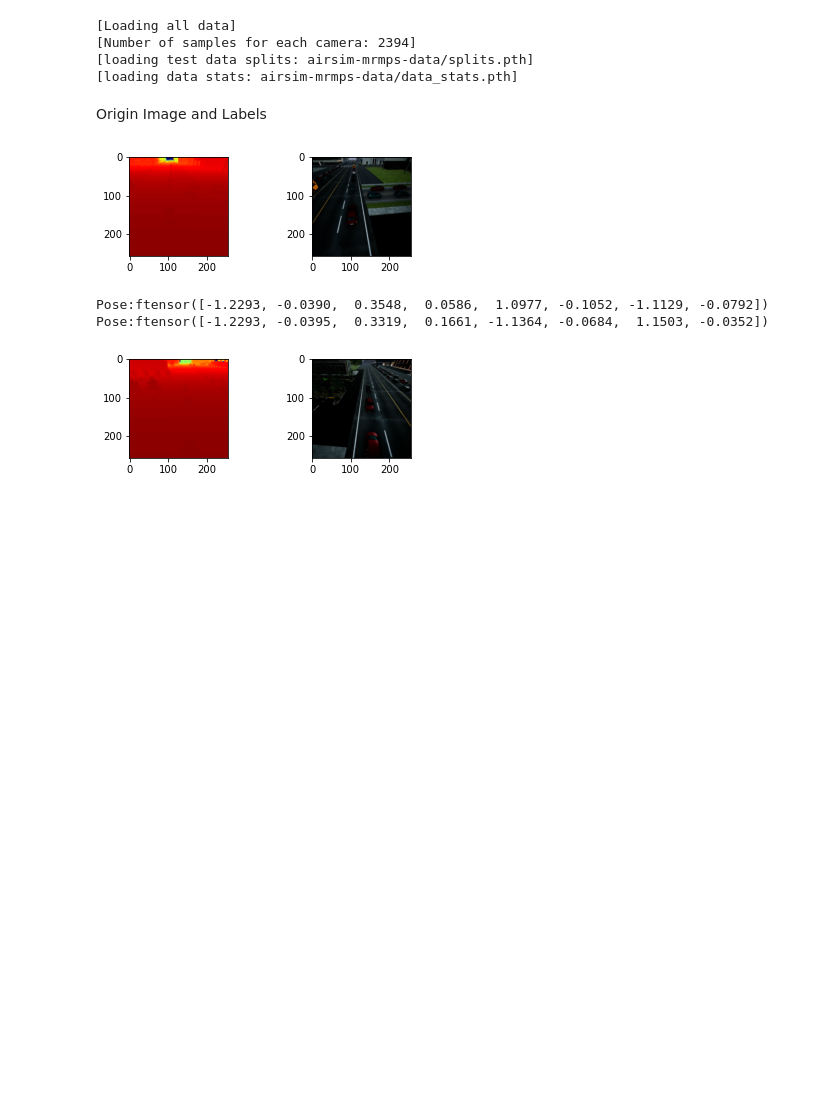
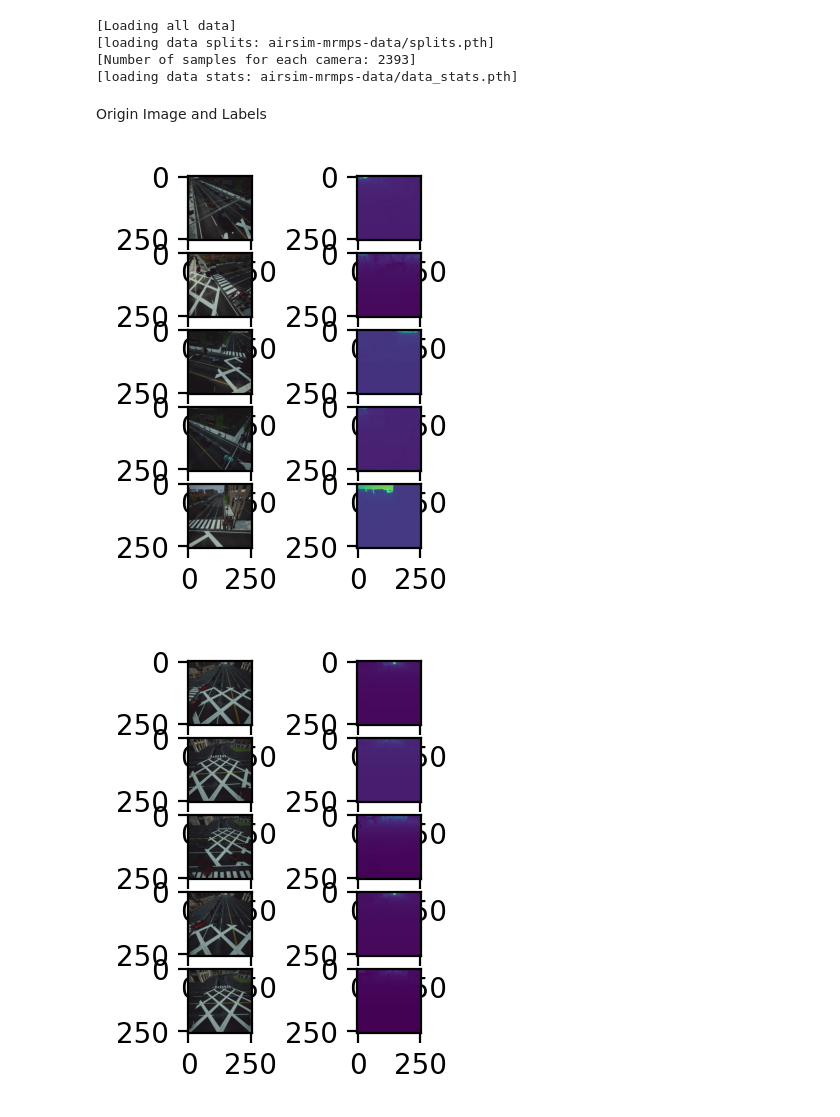
Before and after one commit to xjh19971/multi-robot-perception-gnn-1, a Jupyter notebook: data_vis.ipynb, the cells around one changed output. Cells and saved outputs as stored; diff of their text form; code cells hidden in the pictures; blank space fills up the shorter version.

Commit message:
data_vis

```diff
--- a/data_vis.ipynb
+++ b/data_vis.ipynb
@@ -16,36 +15,40 @@ opt = argparse.Namespace()
 opt.seed = 1
 opt.dataset = 'airsim-mrmps-data'
 opt.batch_size = 1
-opt.target = 'train'
+opt.target = 'test'
+opt.image_size = 256
+opt.camera_num= 5
 dataset=MRPGDataSet(opt)
 trainset, _ = torch.utils.data.random_split(dataset, [int(0.90 * len(dataset)),len(dataset) - int(0.90 * len(dataset))])
-trainloader = torch.utils.data.DataLoader(trainset, batch_size=opt.batch_size, shuffle=True, num_workers=1)
+trainloader = torch.utils.data.DataLoader(trainset, batch_size=opt.batch_size, shuffle=False, num_workers=0)
 # %% [output]
 [Loading all data]
-[Number of samples for each camera: 2394]
-[loading test data splits: airsim-mrmps-data/splits.pth]
+[loading data splits: airsim-mrmps-data/splits.pth]
+[Number of samples for each camera: 2393]
 [loading data stats: airsim-mrmps-data/data_stats.pth]
-# %%
-data = next(iter(trainloader))
 # %% [markdown]
 Origin Image and Labels
 # %%
-def visualize(data):
-    camera_num = 2
-    for i in range(camera_num):
-        img = (data[0][0][i].permute(1, 2, 0)*255.).byte()
+def visualize(data, opt, dataset):
+    plt.figure(figsize=[2,5],dpi=200)
+    for i in range(opt.camera_num):
+        mean = dataset.dataset.stats['images_mean']
+        std = dataset.dataset.stats['images_std']
+        img = dataset.dataset.unormalise_object(data[0][0][i],mean,std,'image',use_cuda=False)
+        img = (img.permute(1, 2, 0)*255.).byte()
         pose = data[1][0][i]
-        depth = (data[2][0][i].permute(1, 2, 0)*255.).byte()
-        plt.subplot(2,camera_num,i*camera_num+1)
+        depth = data[2][0][i].permute(1, 2, 0)
+        depth = (depth - torch.ones_like(depth)*torch.min(depth))/(torch.ones_like(depth)*torch.max(depth) - torch.ones_like(depth)*torch.min(depth))
+        depth = (depth*255.).byte()
+        plt.subplot(opt.camera_num*2,2,i*2+1)
         plt.imshow(img)
-        plt.subplot(2,camera_num,i*camera_num+2)
+        plt.subplot(opt.camera_num*2,2,i*2+2)
         plt.imshow(depth)
-        plt.show()
-        print(f"Pose:f{pose}")
-
-visualize(data)
+    plt.show()
+iteration =iter(trainloader)
+for i in range(20):
+    data = next(iteration)
+    visualize(data,opt,trainset)
 # %% [output]
-[figure, old version]
+[figure, new version]
-Pose:ftensor([-1.2293, -0.0390,  0.3548,  0.0586,  1.0977, -0.1052, -1.1129, -0.0792])
-Pose:ftensor([-1.2293, -0.0395,  0.3319,  0.1661, -1.1364, -0.0684,  1.1503, -0.0352])
-[figure, old version]
+[figure, new version]
```
Also changed, not shown: parts of 2 cells of this notebook.
